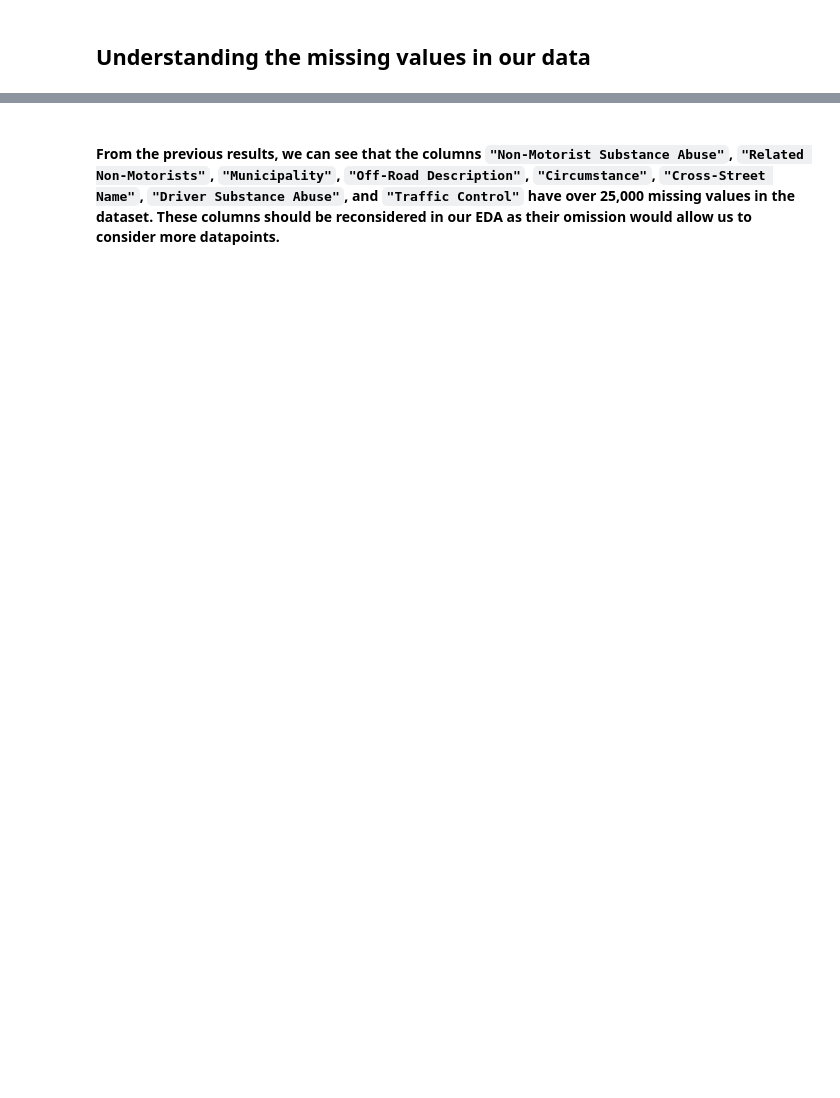
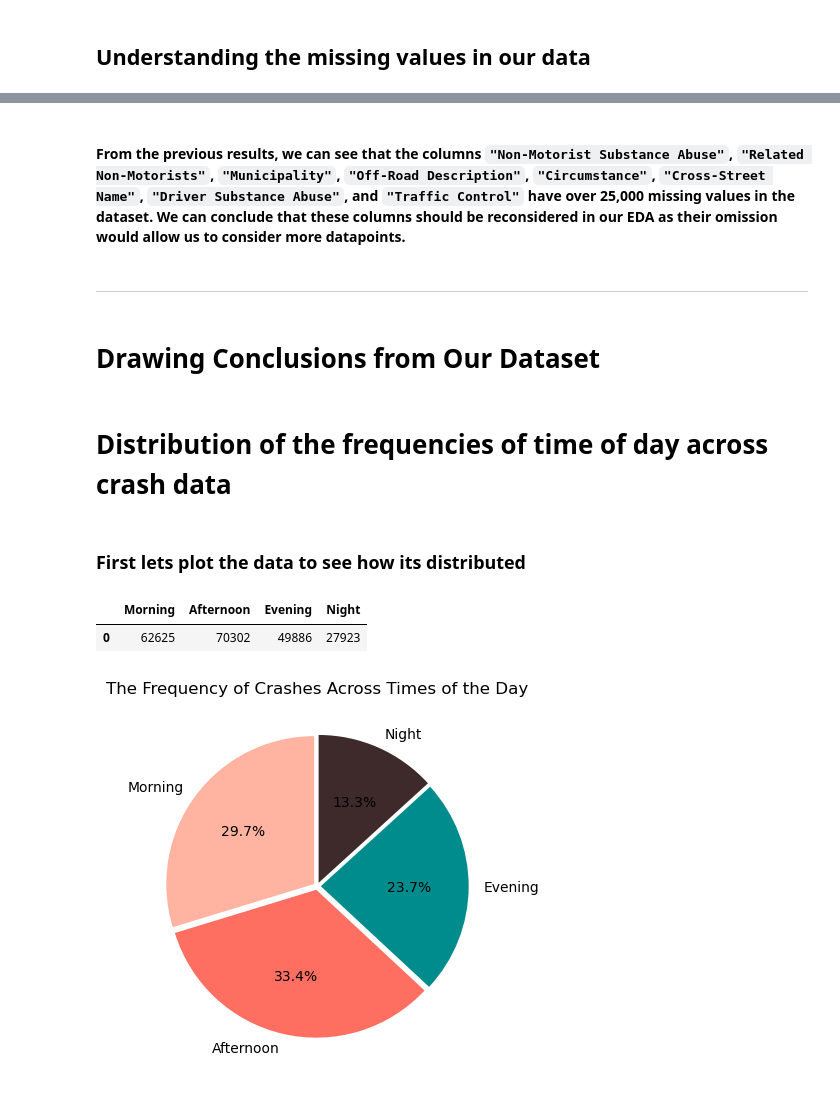
Before and after one commit to saiAbhiPrabhu/CMSC320_FinalProject, a Jupyter notebook: final_project.ipynb, the cells around one changed output, grey strips where cells are left out. Cells and saved outputs as stored; diff of their text form; code cells hidden in the pictures; blank space fills up the shorter version.

```diff
--- a/final_project.ipynb
+++ b/final_project.ipynb
@@ -160,3 +184,24 @@ Total Entries: 210736
 }
 # %% [markdown]
-#### From the previous results, we can see that the columns `"Non-Motorist Substance Abuse"`, `"Related Non-Motorists"`, `"Municipality"`, `"Off-Road Description"`, `"Circumstance"`, `"Cross-Street Name"`, `"Driver Substance Abuse"`, and `"Traffic Control"` have over 25,000 missing values in the dataset. These columns should be reconsidered in our EDA as their omission would allow us to consider more datapoints.
+#### From the previous results, we can see that the columns `"Non-Motorist Substance Abuse"`, `"Related Non-Motorists"`, `"Municipality"`, `"Off-Road Description"`, `"Circumstance"`, `"Cross-Street Name"`, `"Driver Substance Abuse"`, and `"Traffic Control"` have over 25,000 missing values in the dataset. We can conclude that these columns should be reconsidered in our EDA as their omission would allow us to consider more datapoints.
+# %% [markdown]
+_______________________________________________________________________________________________________________________________________________________
+# %% [markdown]
+# **Drawing Conclusions from Our Dataset**
+# %% [markdown]
+# Distribution of the frequencies of time of day across crash data
+# %% [markdown]
+### First lets plot the data to see how its distributed
+# %%
+time_freq = pd.DataFrame(columns=["Morning", "Afternoon", "Evening", "Night"])
+for time in crash_df["Time of Day"].unique():
+    time_freq.loc[0, time] = crash_df[crash_df["Time of Day"] == time].shape[0]
+
+display(time_freq)
+plt.pie(time_freq.loc[0,:], explode=[0.025,0.025,0.025,0.025], labels=["Morning", "Afternoon", "Evening", "Night"], startangle=90, autopct="%1.1f%%", colors=["#FFB3A0", "#FF6F61", "#008C8C", "#3E2A2A"])
+plt.title("The Frequency of Crashes Across Times of the Day")
+plt.show()
+# %% [output]
+|  | Morning | Afternoon | Evening | Night |
+| 0 | 62625 | 70302 | 49886 | 27923 |
+[figure, added]
```
Also changed, not shown: parts of 43 cells of this notebook, 2 other files.
